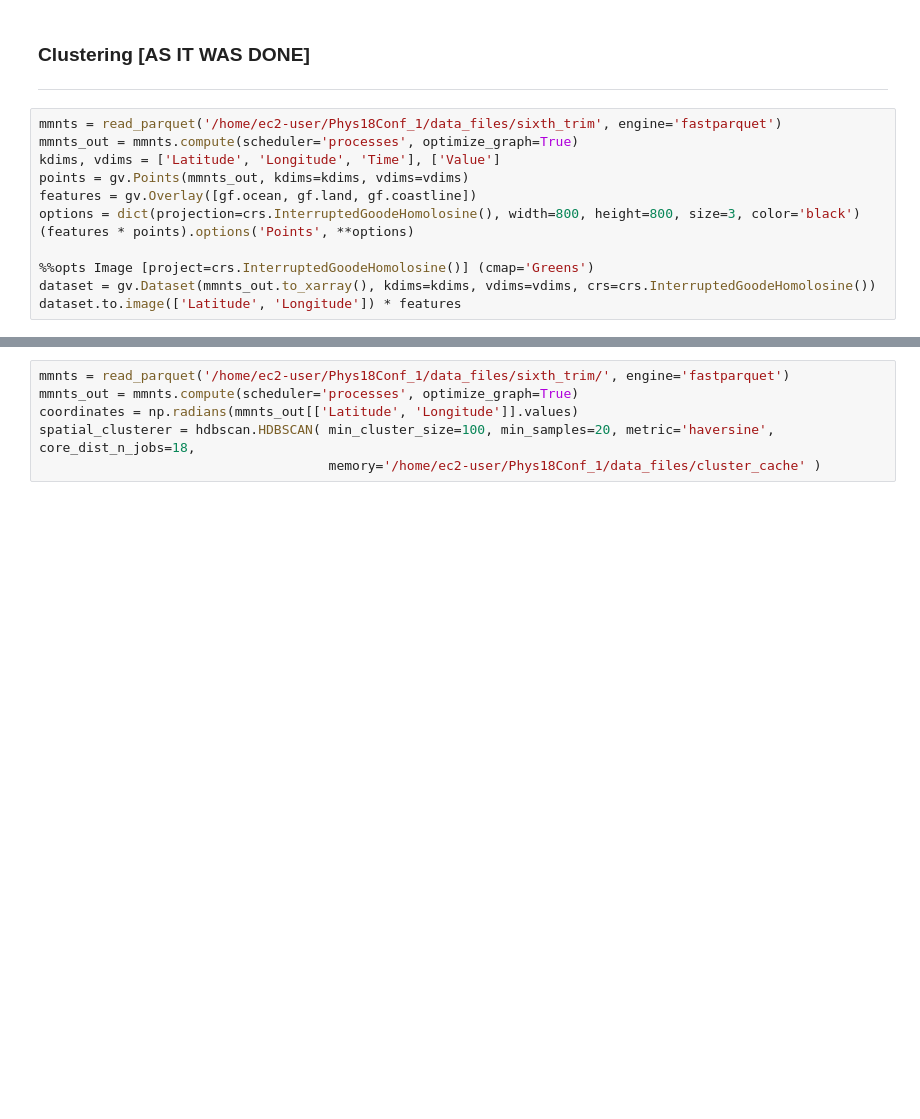
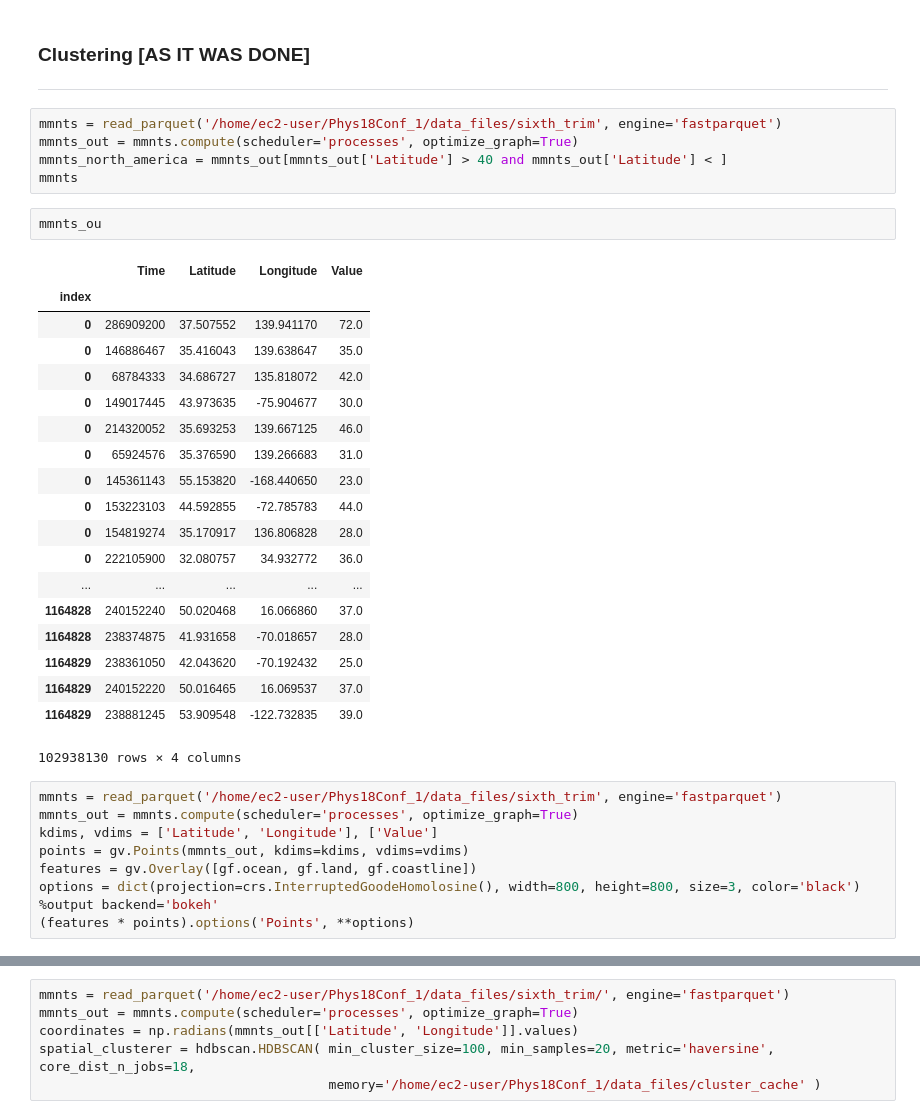
Before and after one commit to shlomenu/Phys18Conf_1, a Jupyter notebook: data-prep.ipynb, the cells around one changed output, grey strips where cells are left out. Drawn from its saved outputs; the diff is of its cells as text; blank space fills up the shorter version.

```diff
--- a/data-prep.ipynb
+++ b/data-prep.ipynb
@@ -258,15 +258,39 @@ with dask.config.set(scheduler='processes', optimize_graph=True):
 ### Clustering [AS IT WAS DONE]
 
 ---
+# %%
+mmnts = read_parquet('/home/ec2-user/Phys18Conf_1/data_files/sixth_trim', engine='fastparquet')
+mmnts_out = mmnts.compute(scheduler='processes', optimize_graph=True)
+mmnts_north_america = mmnts_out[mmnts_out['Latitude'] > 40 and mmnts_out['Latitude'] < ]
+mmnts
+# %%
+mmnts_ou
+# %% [output]
+|  | Time | Latitude | Longitude | Value |
+| index |  |  |  |  |
+| 0 | 286909200 | 37.507552 | 139.941170 | 72.0 |
+| 0 | 146886467 | 35.416043 | 139.638647 | 35.0 |
+| 0 | 68784333 | 34.686727 | 135.818072 | 42.0 |
+| 0 | 149017445 | 43.973635 | -75.904677 | 30.0 |
+| 0 | 214320052 | 35.693253 | 139.667125 | 46.0 |
+| 0 | 65924576 | 35.376590 | 139.266683 | 31.0 |
+| 0 | 145361143 | 55.153820 | -168.440650 | 23.0 |
+| 0 | 153223103 | 44.592855 | -72.785783 | 44.0 |
+| 0 | 154819274 | 35.170917 | 136.806828 | 28.0 |
+| 0 | 222105900 | 32.080757 | 34.932772 | 36.0 |
+| ... | ... | ... | ... | ... |
+| 1164828 | 240152240 | 50.020468 | 16.066860 | 37.0 |
+| 1164828 | 238374875 | 41.931658 | -70.018657 | 28.0 |
+| 1164829 | 238361050 | 42.043620 | -70.192432 | 25.0 |
+| 1164829 | 240152220 | 50.016465 | 16.069537 | 37.0 |
+| 1164829 | 238881245 | 53.909548 | -122.732835 | 39.0 |
+102938130 rows × 4 columns
 # %%
 mmnts = read_parquet('/home/ec2-user/Phys18Conf_1/data_files/sixth_trim', engine='fastparquet')
 mmnts_out = mmnts.compute(scheduler='processes', optimize_graph=True)
-kdims, vdims = ['Latitude', 'Longitude', 'Time'], ['Value']
+kdims, vdims = ['Latitude', 'Longitude'], ['Value']
 points = gv.Points(mmnts_out, kdims=kdims, vdims=vdims)
 features = gv.Overlay([gf.ocean, gf.land, gf.coastline])
 options = dict(projection=crs.InterruptedGoodeHomolosine(), width=800, height=800, size=3, color='black')
+%output backend='bokeh'
 (features * points).options('Points', **options)
-
-%%opts Image [project=crs.InterruptedGoodeHomolosine()] (cmap='Greens')
-dataset = gv.Dataset(mmnts_out.to_xarray(), kdims=kdims, vdims=vdims, crs=crs.InterruptedGoodeHomolosine())
-dataset.to.image(['Latitude', 'Longitude']) * features
```
Also changed, not shown: parts of 4 cells of this notebook.
